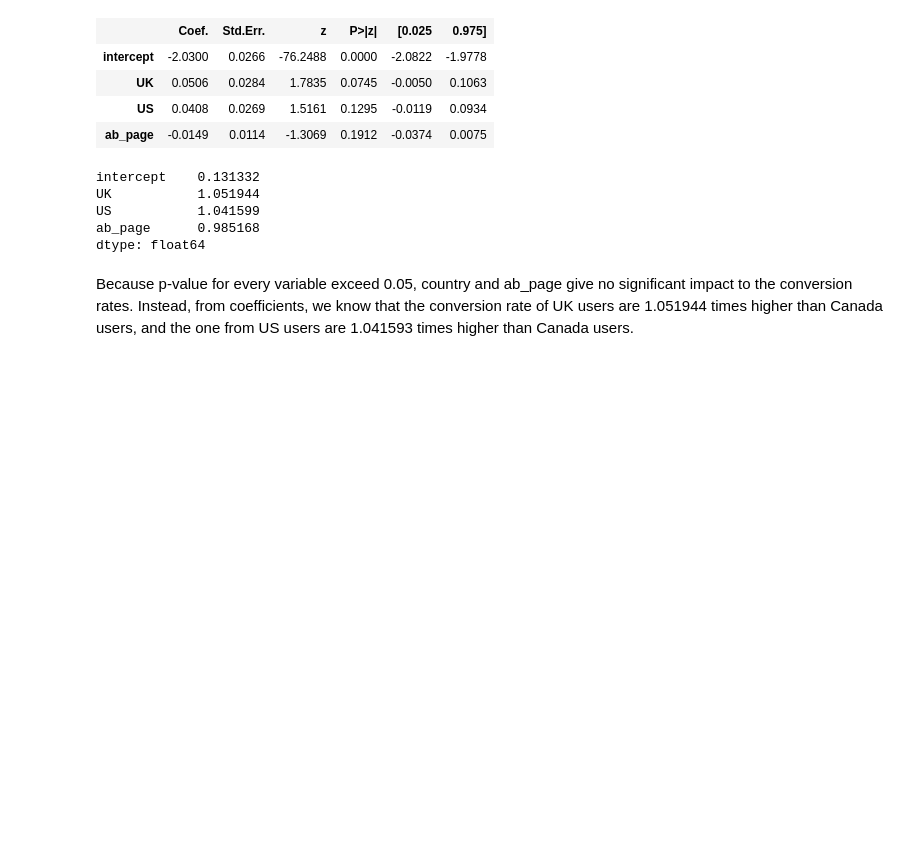
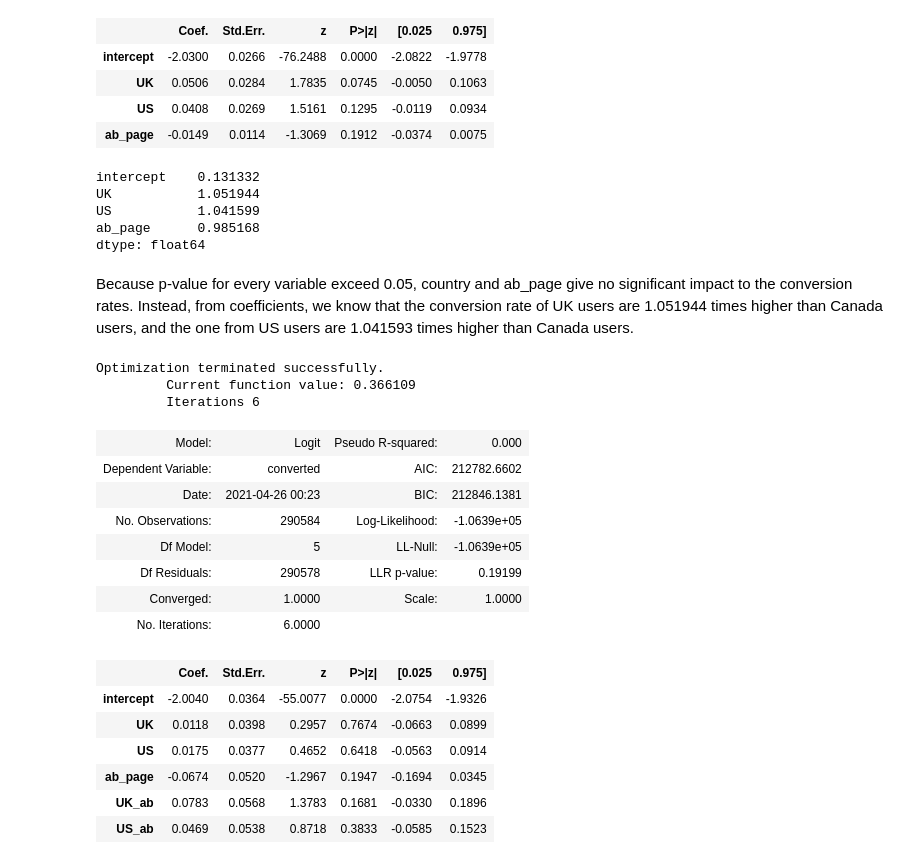
Before and after one commit to miji-lee-kr/AB_Test_Results, a Jupyter notebook: Analyze_AB_Test_Results.ipynb, the cells around one changed output. Cells and saved outputs as stored; diff of their text form; code cells hidden in the pictures; blank space fills up the shorter version.

Commit message:
Added interaction between page and country

```diff
--- a/Analyze_AB_Test_Results.ipynb
+++ b/Analyze_AB_Test_Results.ipynb
@@ -366,3 +366,31 @@ ab_page      0.985168
 dtype: float64
 # %% [markdown]
 Because p-value for every variable exceed 0.05, country and ab_page give no significant impact to the conversion rates. Instead, from coefficients, we know that the conversion rate of UK users are 1.051944 times higher than Canada users, and the one from US users are 1.041593 times higher than Canada users.
+# %%
+# look at an interaction between page and country to see if there significant effects on conversion
+
+df_all['UK_ab'] = df_all['UK'] * df_all['ab_page']
+df_all['US_ab'] = df_all['US'] * df_all['ab_page']
+
+df_logit = sm.Logit(df_all['converted'], df_all[['intercept', 'UK', 'US', 'ab_page', 'UK_ab', 'US_ab']])
+df_fit = df_logit.fit()
+df_fit.summary2()
+# %% [output]
+Optimization terminated successfully.
+         Current function value: 0.366109
+         Iterations 6
+| Model: | Logit | Pseudo R-squared: | 0.000 |
+| Dependent Variable: | converted | AIC: | 212782.6602 |
+| Date: | 2021-04-26 00:23 | BIC: | 212846.1381 |
+| No. Observations: | 290584 | Log-Likelihood: | -1.0639e+05 |
+| Df Model: | 5 | LL-Null: | -1.0639e+05 |
+| Df Residuals: | 290578 | LLR p-value: | 0.19199 |
+| Converged: | 1.0000 | Scale: | 1.0000 |
+| No. Iterations: | 6.0000 |  |  |
+|  | Coef. | Std.Err. | z | P>|z| | [0.025 | 0.975] |
+| intercept | -2.0040 | 0.0364 | -55.0077 | 0.0000 | -2.0754 | -1.9326 |
+| UK | 0.0118 | 0.0398 | 0.2957 | 0.7674 | -0.0663 | 0.0899 |
+| US | 0.0175 | 0.0377 | 0.4652 | 0.6418 | -0.0563 | 0.0914 |
+| ab_page | -0.0674 | 0.0520 | -1.2967 | 0.1947 | -0.1694 | 0.0345 |
+| UK_ab | 0.0783 | 0.0568 | 1.3783 | 0.1681 | -0.0330 | 0.1896 |
+| US_ab | 0.0469 | 0.0538 | 0.8718 | 0.3833 | -0.0585 | 0.1523 |
```
Also changed, not shown: parts of 8 cells of this notebook.
